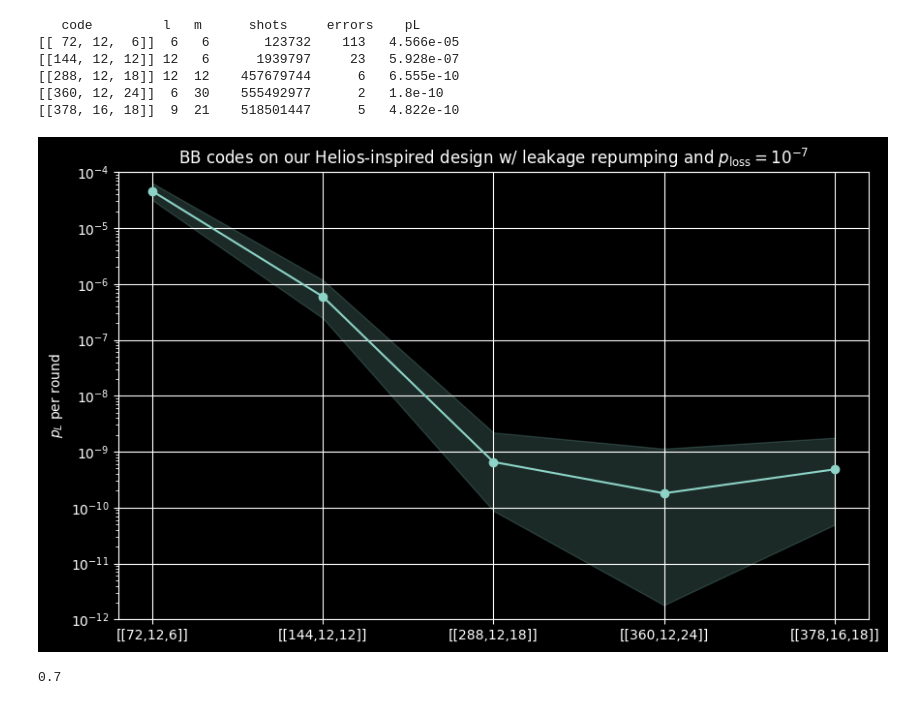
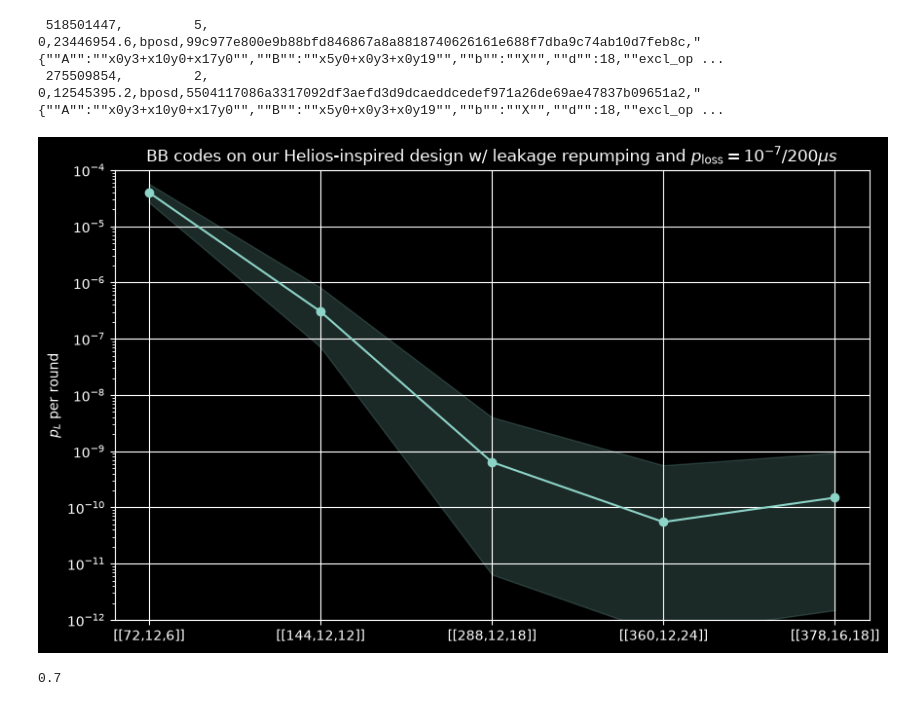
Before and after one commit to wamud/bb-ions, a Jupyter notebook: scripts/plot_mem_exp.ipynb, the cells around one changed output. Saved outputs shown, nothing was run; the diff lists cells and outputs as text; code cells hidden in the pictures.

```diff
--- a/scripts/plot_mem_exp.ipynb
+++ b/scripts/plot_mem_exp.ipynb
@@ -13,7 +13,8 @@ import re
 def round_sig_fig(x, sig):
     return round(x, sig - int(np.floor(np.log10(abs(x)))) - 1)
 
-stats_list = glob.glob('../collected_stats/helios_noise/leakage_and_loss/new_all_codes*.csv')
+# stats_list = glob.glob('../collected_stats/helios_noise/leakage_and_loss/new_all_codes*.csv')
+stats_list = glob.glob('../collected_stats/helios_noise/leakage_and_loss/updated_all_codes.csv')
 
 stats = sinter.stats_from_csv_files(*stats_list)
 
@@ -41,21 +39,0 @@ for stat in stats:
-# %%
-# Delete some circuits you don't want to plot
-stats.sort(key=lambda s: s.json_metadata["n"])
-stats = [s for s in stats if not ( s.json_metadata.get("n") == 288 and s.json_metadata.get("k") == 16)]
-stats = [s for s in stats if not (s.json_metadata.get("k") == 4)]
-stats = [s for s in stats if (s.json_metadata.get("l") < 21 )]
-# stats = [s for s in stats if "rounds" in s.json_metadata]
-
-
-# Print
-print(f"   code         l   m      shots     errors    pL")
-for stat in stats:
-    # print(stat)
-    print(f"[[{stat.json_metadata['n']:3}, {stat.json_metadata['k']:2}, {stat.json_metadata['d']:2}]] {stat.json_metadata['l']:2}  {stat.json_metadata['m']:2}    {stat.shots:9}    {stat.errors:3}   {round_sig_fig(stat.errors/stat.shots/stat.json_metadata['r'], 4)}")
-# %% [output]
-   code         l   m      shots     errors    pL
-[[ 72, 12,  6]]  6   6       123732    113   4.566e-05
-[[144, 12, 12]] 12   6      1939797     23   5.928e-07
-[[288, 12, 18]] 12  12    457679744      6   6.555e-10
-[[360, 12, 24]]  6  30    555492977      2   1.8e-10
-[[378, 16, 18]]  9  21    518501447      5   4.822e-10
@@ -91,29 +79,35 @@ def my_axis_options(ax, stats, title = ''):
+# %%
+for stat in stats:
+    print(stat)
+# %% [output]
+ 518501447,         5,         0,23446954.6,bposd,99c977e800e9b88bfd846867a8a8818740626161e688f7dba9c74ab10d7feb8c,"{""A"":""x0y3+x10y0+x17y0"",""B"":""x5y0+x0y3+x0y19"",""b"":""X"",""d"":18,""excl_op ...
+ 275509854,         2,         0,12545395.2,bposd,5504117086a3317092df3aefd3d9dcaeddcedef971a26de69ae47837b09651a2,"{""A"":""x0y3+x10y0+x17y0"",""B"":""x5y0+x0y3+x0y19"",""b"":""X"",""d"":18,""excl_op ...
 # %%
 fig, ax = plt.subplots(figsize=(10, 6))
 plt.style.use("dark_background")
 code_to_x = {code: i for i, code in enumerate(sorted({(s.json_metadata['n'], s.json_metadata['k'], s.json_metadata['d']) for s in stats}))}
 sinter.plot_error_rate(
     ax=ax,
     stats=stats,
     x_func=lambda s: code_to_x[(s.json_metadata['n'], s.json_metadata['k'], s.json_metadata['d'])],
                         #stats.json_metadata['n'],
                         # 1000 *stats.json_metadata['p'], #multiply by 1e3 if want as multiple of Helios noise
 
     # group_func=lambda s: f"{s.json_metadata['l']},{s.json_metadata['m']}",
     failure_units_per_shot_func = lambda s: s.json_metadata['r'], # s.json_metadata['k'],
 
     filter_func=lambda s: (
     s.json_metadata['l'] != 30
     and s.json_metadata['l'] != 21
     and (
         s.json_metadata['n'] != 288
         or s.json_metadata['k'] != 16
     )),
     # plot_args_func = lambda index, curve_id: {'color': 'blue' if '18_' in curve_id else 'cyan' if '48' in curve_id else 'green' if '108' in curve_id else 'red' if '144' in curve_id else 'orange' if '90' in curve_id else 'blue' if '72' in curve_id else 'black' if '288' in curve_id else 'magenta' if '360' in curve_id else 'olive' if '192' in curve_id else 'cyan' if '216' in curve_id else 'brown' if '128' in curve_id else 'gray' if '64' in curve_id else 'rebeccapurple' if '378' in curve_id else random.choice(list(mcolors.TABLEAU_COLORS.values())), 'marker': 'o'}
         )
-my_axis_options(ax, stats, title=r'BB codes on our Helios-inspired design w/ leakage repumping and $p_\text{loss}=10^{-7}$')
+my_axis_options(ax, stats, title=r'BB codes on our Helios-inspired design w/ leakage repumping and $p_\text{loss}=10^{-7}/200\mu s$')
 # %% [output]
-[figure, old version]
+[figure, new version]
 # %%
 # # Memory times:
 # import numpy as np
```
Also changed, not shown: parts of 4 cells of this notebook, 1 other file.
